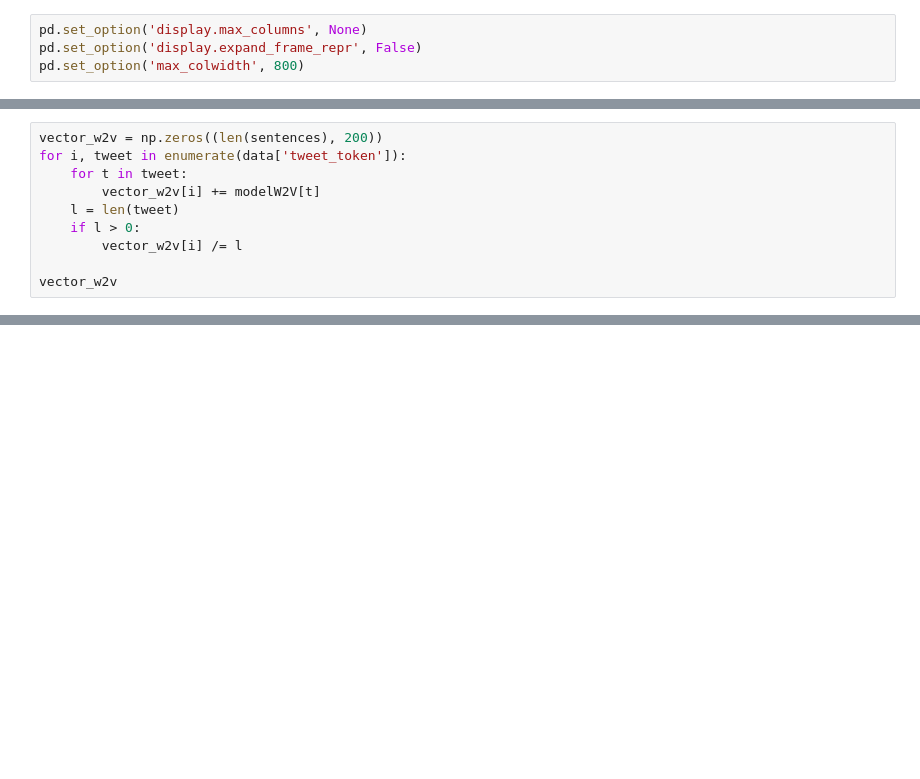
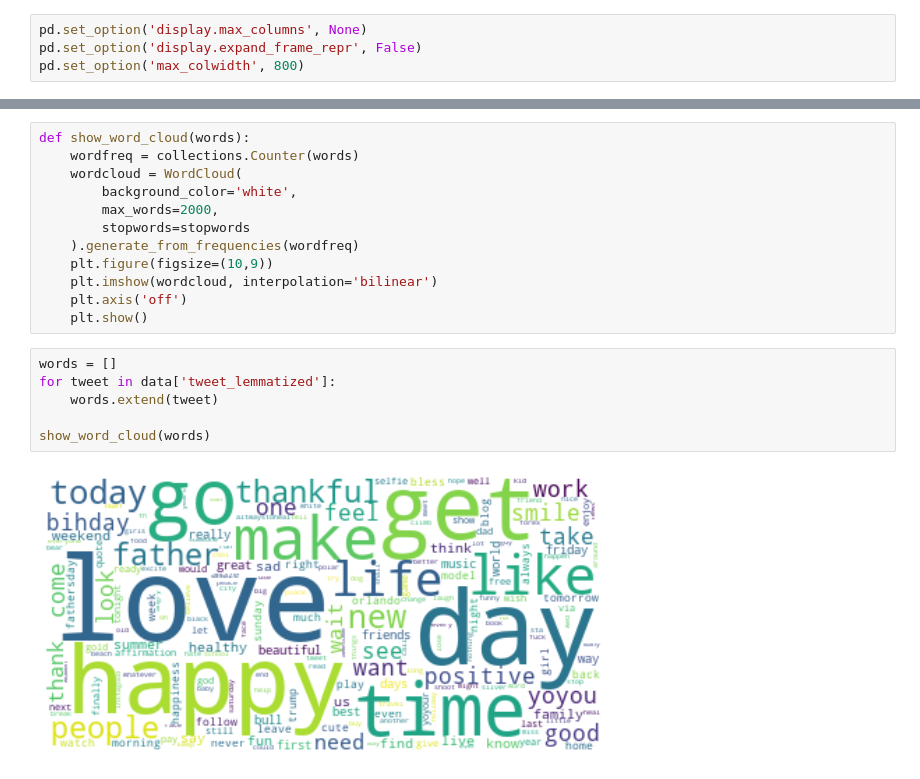
Before and after one commit to SemenovR/GB_IntroductionToNLP, a Jupyter notebook: lesson_04/lesson_4.ipynb, the cells around one changed output, grey strips where cells are left out. Saved outputs shown, nothing was run; the diff lists cells and outputs as text; blank space fills up the shorter version.

```diff
--- a/lesson_04/lesson_4.ipynb
+++ b/lesson_04/lesson_4.ipynb
@@ -206,10 +313,0 @@ modelW2V["food"].shape
-# %%
-vector_w2v = np.zeros((len(sentences), 200))
-for i, tweet in enumerate(data['tweet_token']):
-    for t in tweet:
-        vector_w2v[i] += modelW2V[t]
-    l = len(tweet)
-    if l > 0:
-        vector_w2v[i] /= l
-
-vector_w2v
@@ -418,0 +400,20 @@ tfidf_v.save('models/tfidf_v')
+# %%
+def show_word_cloud(words):
+    wordfreq = collections.Counter(words)
+    wordcloud = WordCloud(
+        background_color='white',
+        max_words=2000,
+        stopwords=stopwords
+    ).generate_from_frequencies(wordfreq)
+    plt.figure(figsize=(10,9))
+    plt.imshow(wordcloud, interpolation='bilinear')
+    plt.axis('off')
+    plt.show()
+# %%
+words = []
+for tweet in data['tweet_lemmatized']:
+    words.extend(tweet)
+
+show_word_cloud(words)
+# %% [output]
+[figure, added]
```
Also changed, not shown: parts of 87 cells of this notebook.
